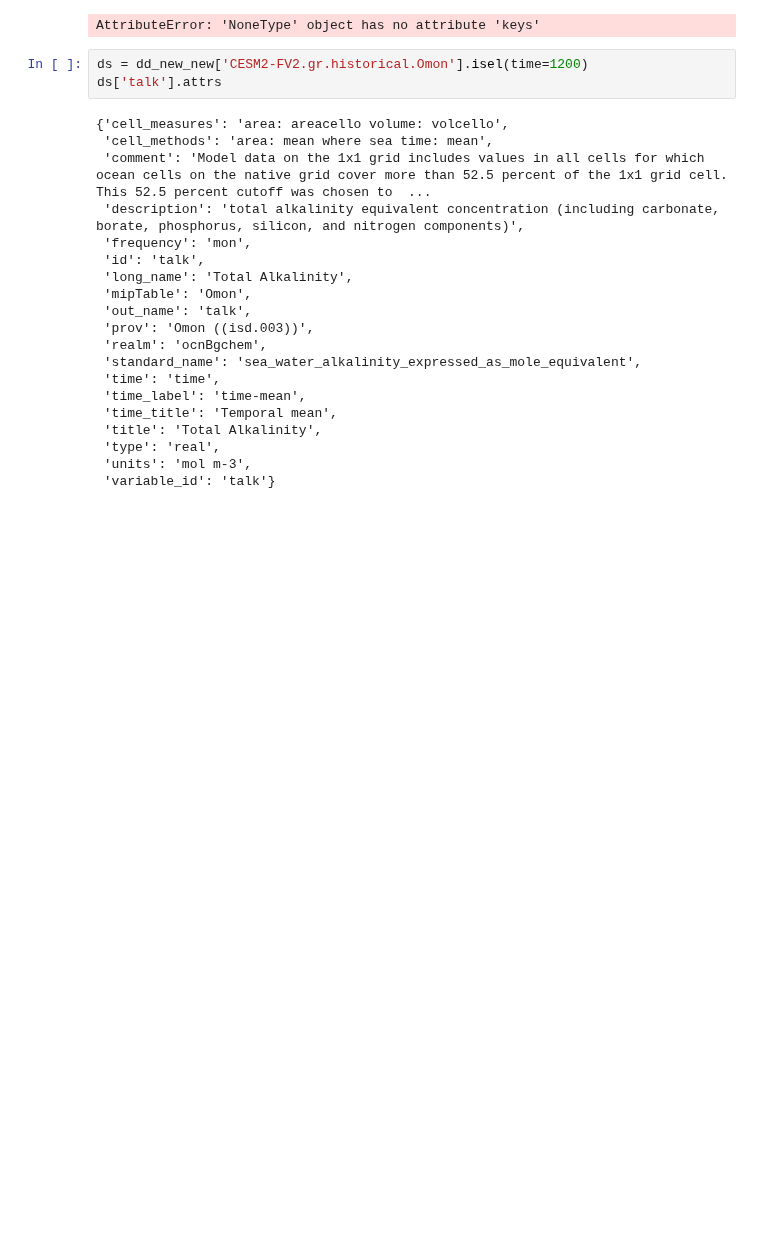
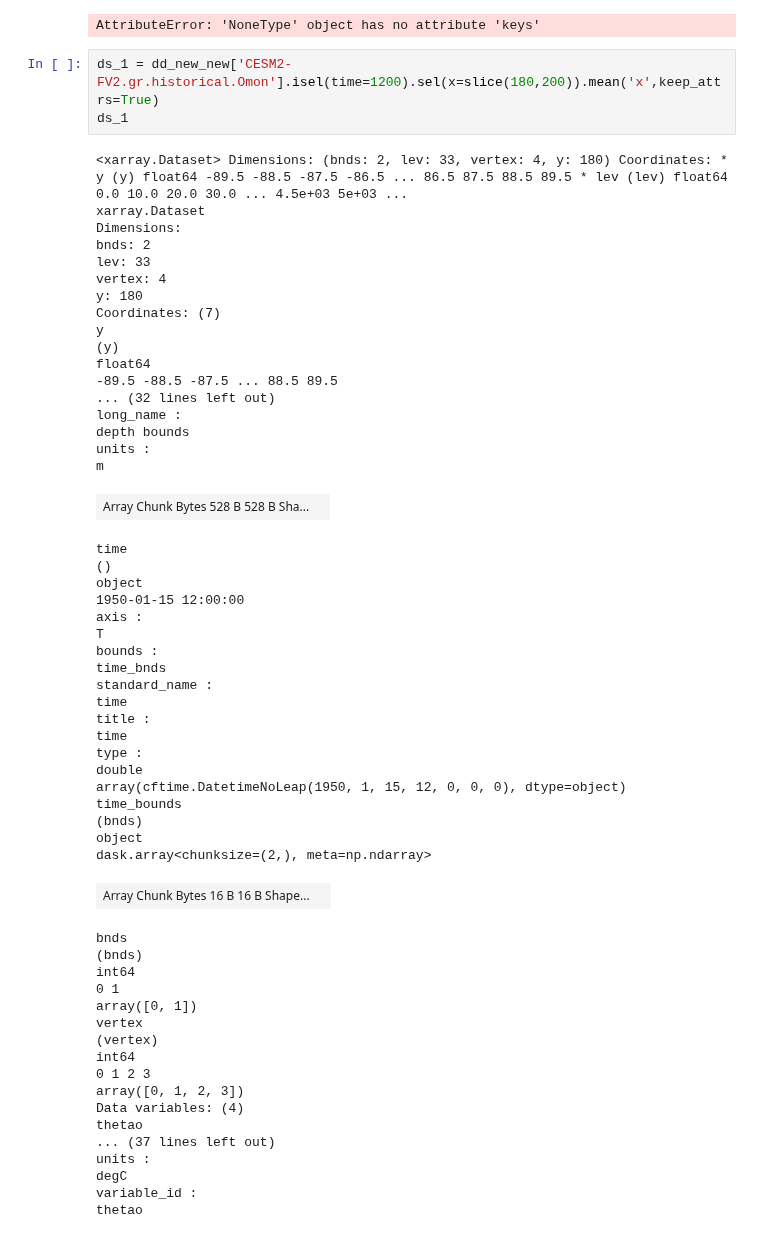
Before and after one commit to gmacgilchrist/seniorthesis, a Jupyter notebook: notebooks/pco2_calc.ipynb, the cells around one changed output. Drawn from its saved outputs; the diff is of its cells as text; blank space fills up the shorter version.

```diff
--- a/notebooks/pco2_calc.ipynb
+++ b/notebooks/pco2_calc.ipynb
@@ -478,25 +478,61 @@ out
 PyCO2SYS error: input shapes cannot be broadcast together.
 AttributeError: 'NoneType' object has no attribute 'keys'
 # %%
-ds = dd_new_new['CESM2-FV2.gr.historical.Omon'].isel(time=1200)
-ds['talk'].attrs
+ds_1 = dd_new_new['CESM2-FV2.gr.historical.Omon'].isel(time=1200).sel(x=slice(180,200)).mean('x',keep_attrs=True)
+ds_1
 # %% [output]
-{'cell_measures': 'area: areacello volume: volcello',
- 'cell_methods': 'area: mean where sea time: mean',
- 'comment': 'Model data on the 1x1 grid includes values in all cells for which ocean cells on the native grid cover more than 52.5 percent of the 1x1 grid cell. This 52.5 percent cutoff was chosen to  ...
- 'description': 'total alkalinity equivalent concentration (including carbonate, borate, phosphorus, silicon, and nitrogen components)',
- 'frequency': 'mon',
- 'id': 'talk',
- 'long_name': 'Total Alkalinity',
- 'mipTable': 'Omon',
- 'out_name': 'talk',
- 'prov': 'Omon ((isd.003))',
- 'realm': 'ocnBgchem',
- 'standard_name': 'sea_water_alkalinity_expressed_as_mole_equivalent',
- 'time': 'time',
- 'time_label': 'time-mean',
- 'time_title': 'Temporal mean',
- 'title': 'Total Alkalinity',
- 'type': 'real',
- 'units': 'mol m-3',
- 'variable_id': 'talk'}
+<xarray.Dataset> Dimensions: (bnds: 2, lev: 33, vertex: 4, y: 180) Coordinates: * y (y) float64 -89.5 -88.5 -87.5 -86.5 ... 86.5 87.5 88.5 89.5 * lev (lev) float64 0.0 10.0 20.0 30.0 ... 4.5e+03 5e+03 ...
+xarray.Dataset
+Dimensions:
+bnds: 2
+lev: 33
+vertex: 4
+y: 180
+Coordinates: (7)
+y
+(y)
+float64
+-89.5 -88.5 -87.5 ... 88.5 89.5
+... (32 lines left out)
+long_name :
+depth bounds
+units :
+m
+| Array Chunk Bytes 528 B 528 B Sha... |  |
+time
+()
+object
+1950-01-15 12:00:00
+axis :
+T
+bounds :
+time_bnds
+standard_name :
+time
+title :
+time
+type :
+double
+array(cftime.DatetimeNoLeap(1950, 1, 15, 12, 0, 0, 0), dtype=object)
+time_bounds
+(bnds)
+object
+dask.array<chunksize=(2,), meta=np.ndarray>
+| Array Chunk Bytes 16 B 16 B Shape... |  |
+bnds
+(bnds)
+int64
+0 1
+array([0, 1])
+vertex
+(vertex)
+int64
+0 1 2 3
+array([0, 1, 2, 3])
+Data variables: (4)
+thetao
+... (37 lines left out)
+units :
+degC
+variable_id :
+thetao
```
Also changed, not shown: parts of 13 cells of this notebook.
